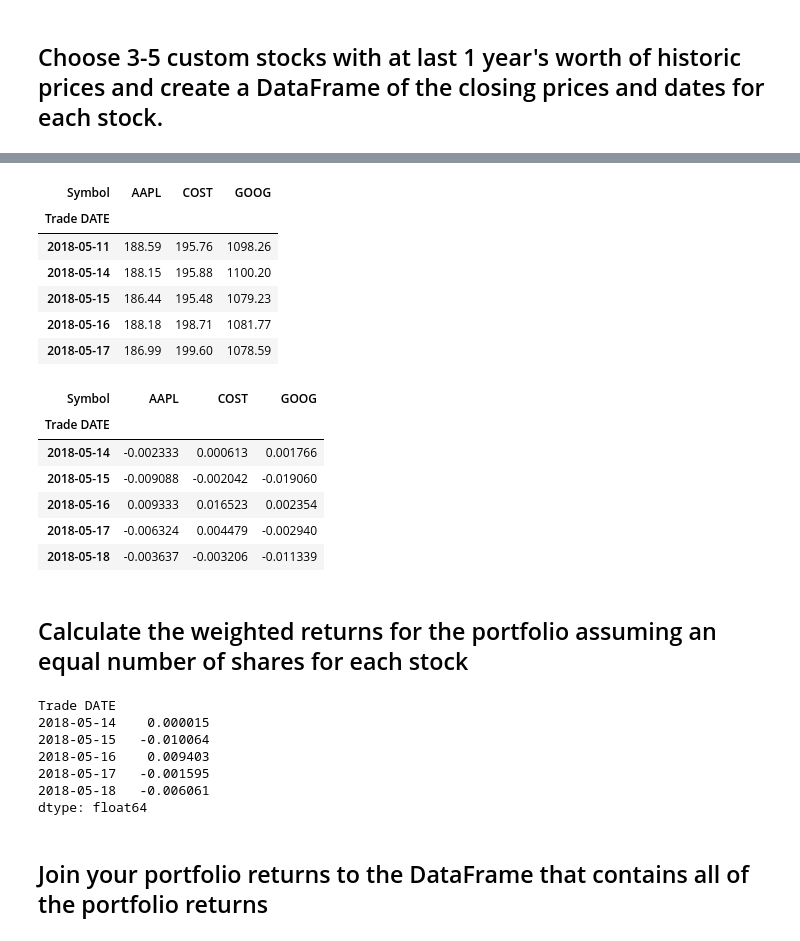
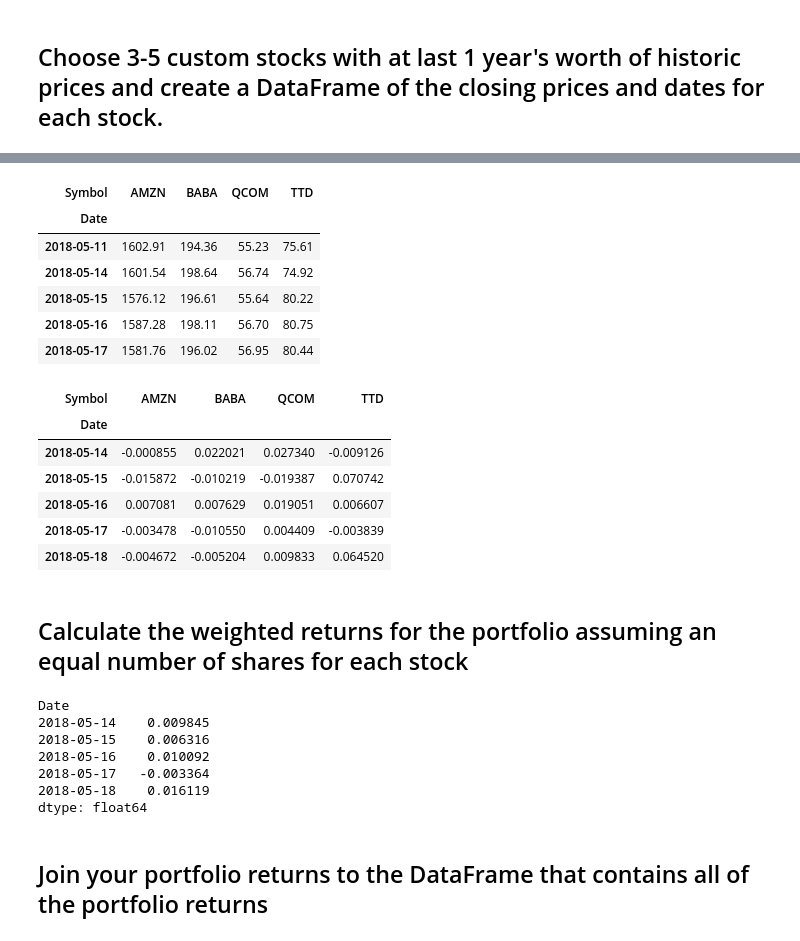
Before and after one commit to anti31415/python-homework, a Jupyter notebook: Pandas_ProtfolioAnalysis/Starter_Code/whale_analysis-Copy1.ipynb, the cells around one changed output, grey strips where cells are left out. Cells and saved outputs as stored; diff of their text form; code cells hidden in the pictures.

```diff
--- a/Pandas_ProtfolioAnalysis/Starter_Code/whale_analysis-Copy1.ipynb
+++ b/Pandas_ProtfolioAnalysis/Starter_Code/whale_analysis-Copy1.ipynb
@@ -362,0 +456,7 @@ In this section, you will build your own portfolio of stocks, calculate the retu
+# %%
+# Read the third stock
+# YOUR CODE HERE
+baba_history_csv = Path("Resources/baba_historical.csv")
+baba_history_df = pd.read_csv(baba_history_csv, index_col="Date", infer_datetime_format=True, parse_dates=True)
+baba_history_df.sort_index(inplace=True)
+baba_history_df.head()
@@ -362,0 +471,7 @@ In this section, you will build your own portfolio of stocks, calculate the retu
+# %%
+# Read the forth stock
+# YOUR CODE HERE
+qcom_history_csv = Path("Resources/qcom_historical.csv")
+qcom_history_df = pd.read_csv(qcom_history_csv, index_col="Date", infer_datetime_format=True, parse_dates=True)
+qcom_history_df.sort_index(inplace=True)
+qcom_history_df.head()
@@ -362,0 +498,5 @@ In this section, you will build your own portfolio of stocks, calculate the retu
+# %%
+# Concatenate all stocks into a single DataFrame
+# YOUR CODE HERE
+all_prices = pd.concat([amzn_history_df,baba_history_df,qcom_history_df,ttd_history_df], axis="rows", join="inner")
+all_prices.head()
@@ -363,3 +511,4 @@ In this section, you will build your own portfolio of stocks, calculate the retu
 # %%
-# Read the first stock
+# Reset the index
 # YOUR CODE HERE
+all_prices = all_prices.reset_index()
@@ -417,38 +515,46 @@ In this section, you will build your own portfolio of stocks, calculate the retu
 # %%
 # Pivot so that each column of prices represents a unique symbol
 # YOUR CODE HERE
+all_prices = all_prices.pivot_table(values="Close", index="Date", columns="Symbol")
+all_prices.head()
 # %% [output]
-| Symbol | AAPL | COST | GOOG |
-| Trade DATE |  |  |  |
-| 2018-05-11 | 188.59 | 195.76 | 1098.26 |
-| 2018-05-14 | 188.15 | 195.88 | 1100.20 |
-| 2018-05-15 | 186.44 | 195.48 | 1079.23 |
-| 2018-05-16 | 188.18 | 198.71 | 1081.77 |
-| 2018-05-17 | 186.99 | 199.60 | 1078.59 |
+| Symbol | AMZN | BABA | QCOM | TTD |
+| Date |  |  |  |  |
+| 2018-05-11 | 1602.91 | 194.36 | 55.23 | 75.61 |
+| 2018-05-14 | 1601.54 | 198.64 | 56.74 | 74.92 |
+| 2018-05-15 | 1576.12 | 196.61 | 55.64 | 80.22 |
+| 2018-05-16 | 1587.28 | 198.11 | 56.70 | 80.75 |
+| 2018-05-17 | 1581.76 | 196.02 | 56.95 | 80.44 |
 # %%
 # Drop Nulls
 # YOUR CODE HERE
+all_returns = all_prices.pct_change()
+all_returns.dropna(inplace=True)
+all_returns.head()
+#all_returns.isnull().sum()
 # %% [output]
-| Symbol | AAPL | COST | GOOG |
-| Trade DATE |  |  |  |
-| 2018-05-14 | -0.002333 | 0.000613 | 0.001766 |
-| 2018-05-15 | -0.009088 | -0.002042 | -0.019060 |
-| 2018-05-16 | 0.009333 | 0.016523 | 0.002354 |
-| 2018-05-17 | -0.006324 | 0.004479 | -0.002940 |
-| 2018-05-18 | -0.003637 | -0.003206 | -0.011339 |
+| Symbol | AMZN | BABA | QCOM | TTD |
+| Date |  |  |  |  |
+| 2018-05-14 | -0.000855 | 0.022021 | 0.027340 | -0.009126 |
+| 2018-05-15 | -0.015872 | -0.010219 | -0.019387 | 0.070742 |
+| 2018-05-16 | 0.007081 | 0.007629 | 0.019051 | 0.006607 |
+| 2018-05-17 | -0.003478 | -0.010550 | 0.004409 | -0.003839 |
+| 2018-05-18 | -0.004672 | -0.005204 | 0.009833 | 0.064520 |
 # %% [markdown]
 ## Calculate the weighted returns for the portfolio assuming an equal number of shares for each stock
 # %%
 # Calculate weighted portfolio returns
-weights = [1/3, 1/3, 1/3]
+weights = [0.25, 0.25, 0.25, 0.25]
 # YOUR CODE HERE
+portfolio_returns = all_returns.dot(weights)
+portfolio_returns.head()
 # %% [output]
-Trade DATE
-2018-05-14    0.000015
-2018-05-15   -0.010064
-2018-05-16    0.009403
-2018-05-17   -0.001595
-2018-05-18   -0.006061
+Date
+2018-05-14    0.009845
+2018-05-15    0.006316
+2018-05-16    0.010092
+2018-05-17   -0.003364
+2018-05-18    0.016119
 dtype: float64
 # %% [markdown]
 ## Join your portfolio returns to the DataFrame that contains all of the portfolio returns
```
Also changed, not shown: parts of 43 cells of this notebook, 5 other files.
